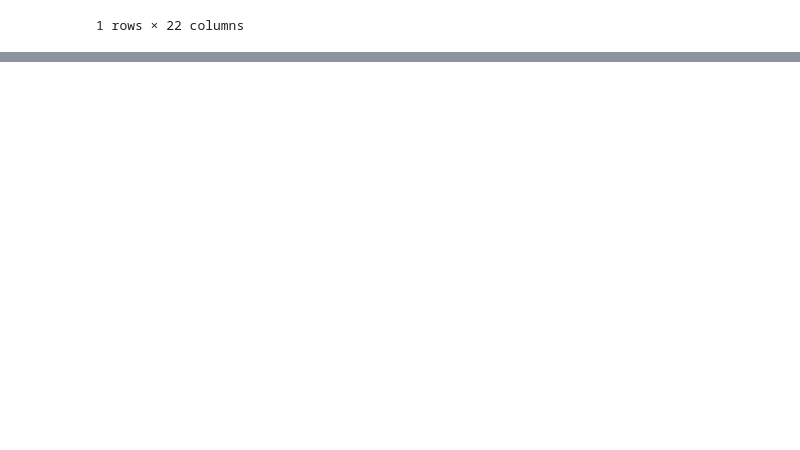
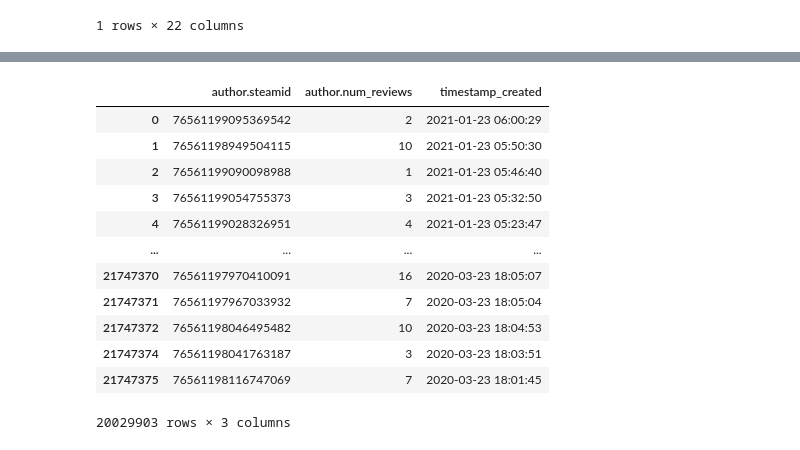
Before and after one commit to Requiem98/ADM-HW2, a Jupyter notebook: testAllDataset.ipynb, the cells around one changed output, grey strips where cells are left out. Cells and saved outputs as stored; diff of their text form; code cells hidden in the pictures; blank space fills up the shorter version.

```diff
--- a/testAllDataset.ipynb
+++ b/testAllDataset.ipynb
@@ -149,0 +211,20 @@ steam[steam["timestamp_updated"] < steam["timestamp_created"]]
+# %%
+def mostPopularReviewers_global(n):
+    return steam[["author.steamid", "author.num_reviews", "timestamp_created"]].groupby(["author.steamid"])
+# %%
+t = mostPopularReviewers_global(3)
+t.head(5).
+# %% [output]
+|  | author.steamid | author.num_reviews | timestamp_created |
+| 0 | 76561199095369542 | 2 | 2021-01-23 06:00:29 |
+| 1 | 76561198949504115 | 10 | 2021-01-23 05:50:30 |
+| 2 | 76561199090098988 | 1 | 2021-01-23 05:46:40 |
+| 3 | 76561199054755373 | 3 | 2021-01-23 05:32:50 |
+| 4 | 76561199028326951 | 4 | 2021-01-23 05:23:47 |
+| ... | ... | ... | ... |
+| 21747370 | 76561197970410091 | 16 | 2020-03-23 18:05:07 |
+| 21747371 | 76561197967033932 | 7 | 2020-03-23 18:05:04 |
+| 21747372 | 76561198046495482 | 10 | 2020-03-23 18:04:53 |
+| 21747374 | 76561198041763187 | 3 | 2020-03-23 18:03:51 |
+| 21747375 | 76561198116747069 | 7 | 2020-03-23 18:01:45 |
+20029903 rows × 3 columns
```
Also changed, not shown: parts of 8 cells of this notebook, 2 other files.
